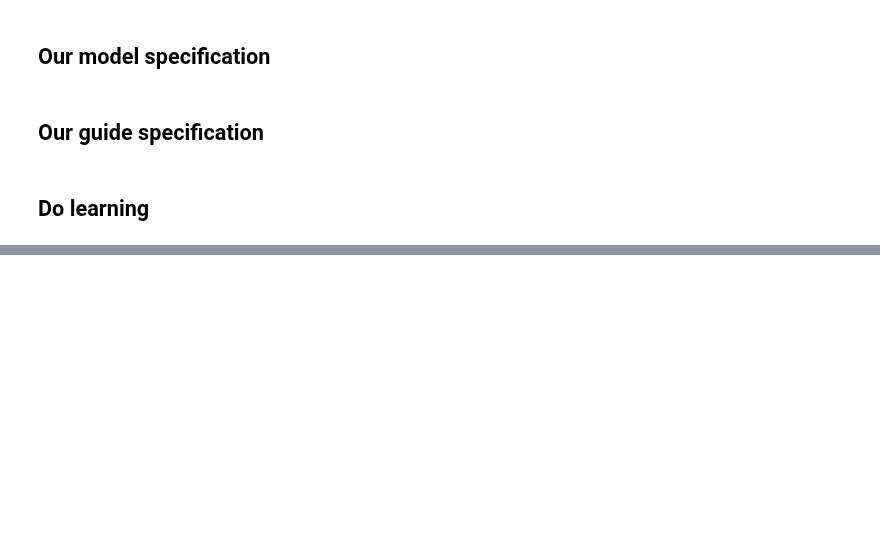
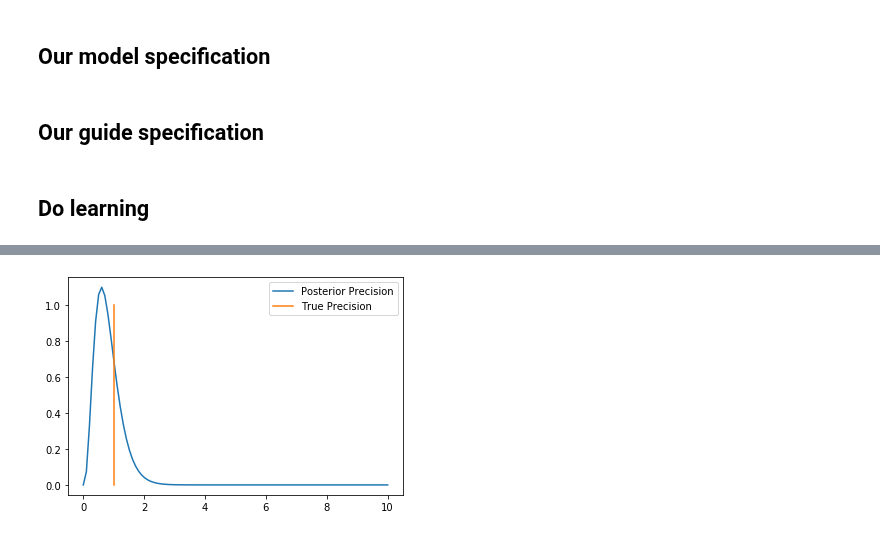
Before and after one commit to PGM-Lab/ASML-Tbilisi, a Jupyter notebook: Day2/student_simple_model.ipynb, the cells around one changed output, grey strips where cells are left out. Drawn from its saved outputs; the diff is of its cells as text; code cells hidden in the pictures; blank space fills up the shorter version.

```diff
--- a/Day2/student_simple_model.ipynb
+++ b/Day2/student_simple_model.ipynb
@@ -78,0 +94,13 @@ plt.show()
+# %%
+import scipy.stats as stats
+
+rate = pyro.param("rate").item()
+conc = pyro.param("conc").item()
+x = np.linspace(0, 10, 100)
+gamma = Gamma(rate, conc)
+plt.plot(x, np.exp(gamma.log_prob(torch.Tensor(x)).numpy()), label='Posterior Precision')
+plt.plot([correct_precision, correct_precision],[0., 1.], label='True Precision')
+plt.legend()
+plt.show()
+# %% [output]
+[figure, added]
```
Also changed, not shown: parts of 5 cells of this notebook.
